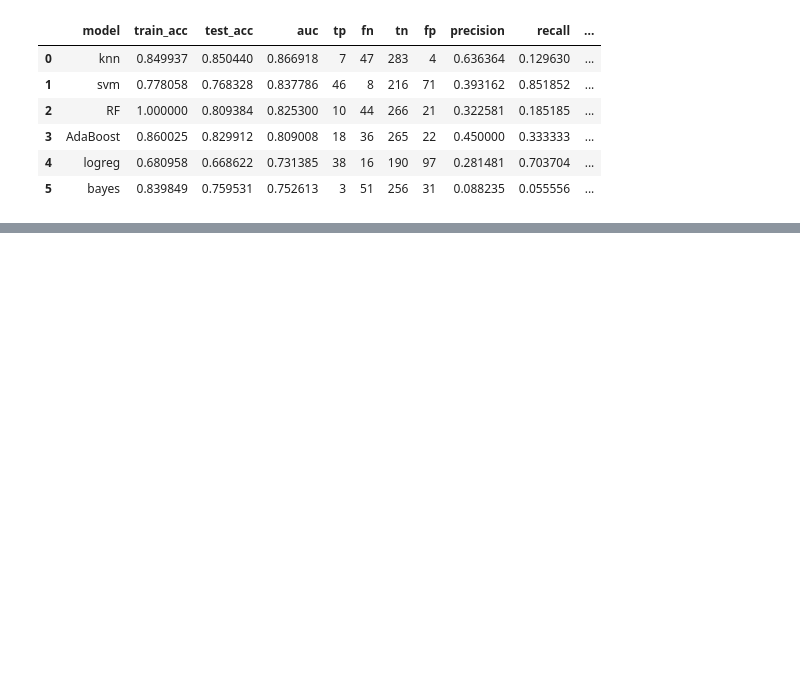
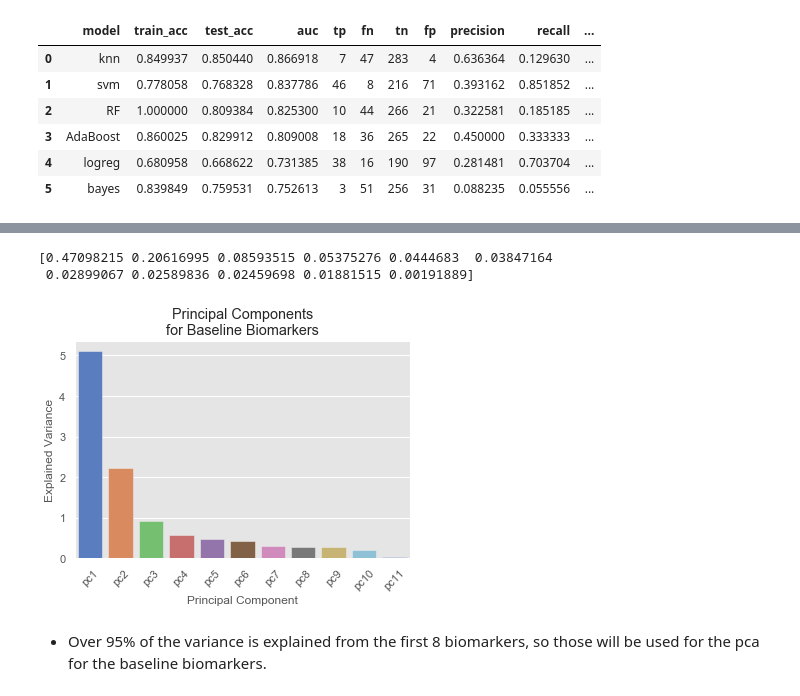
Before and after one commit to Haydost/Springboard_Portfolio, a Jupyter notebook: Capstone_1_Alzheimers_InProgress/5-Machine_Learning.ipynb, the cells around one changed output, grey strips where cells are left out. Cells and saved outputs as stored; diff of their text form; code cells hidden in the pictures; blank space fills up the shorter version.

```diff
--- a/Capstone_1_Alzheimers_InProgress/5-Machine_Learning.ipynb
+++ b/Capstone_1_Alzheimers_InProgress/5-Machine_Learning.ipynb
@@ -1327,0 +1390,3 @@ df2
+# %%
+df4 = ml.run_models_pca(Xpca_train, Xpca_test, yd_train, yd_test)
+df4
@@ -1327,0 +1401,33 @@ df2
+# %%
+# extract and scale the deltas data for ML analysis
+feature_names, X, y = ml.get_bl_data(final_exam)
+# %%
+# separate into training and test data
+X_train, X_test, y_train, y_test = train_test_split(X, y, test_size=0.3, stratify=y)
+# %%
+# create PCA instance
+pca = PCA()
+
+# fit on sample data
+pca.fit(X_train)
+
+# can use to transform sample data or test/unseen data
+Xpca_train_all = pca.transform(X_train)
+Xpca_test_all = pca.transform(X_test)
+
+# examine percent of variance explained by each principal component
+print(pca.explained_variance_/np.sum(pca.explained_variance_))
+# %% [output]
+[0.47098215 0.20616995 0.08593515 0.05375276 0.0444683  0.03847164
+ 0.02899067 0.02589836 0.02459698 0.01881515 0.00191889]
+# %%
+labels = ['pc' + str(i+1) for i in range(feature_names.shape[0])]
+ax = sns.barplot(labels, pca.explained_variance_, palette='muted')
+_ = plt.setp(ax.get_xticklabels(), rotation=45)
+_ = plt.title('Principal Components\nfor Baseline Biomarkers')
+_ = plt.xlabel('Principal Component')
+_ = plt.ylabel('Explained Variance')
+# %% [output]
+[figure, added]
+# %% [markdown]
+- Over 95% of the variance is explained from the first 8 biomarkers, so those will be used for the pca for the baseline biomarkers.
```
Also changed, not shown: parts of 18 cells of this notebook, 1 other file.
